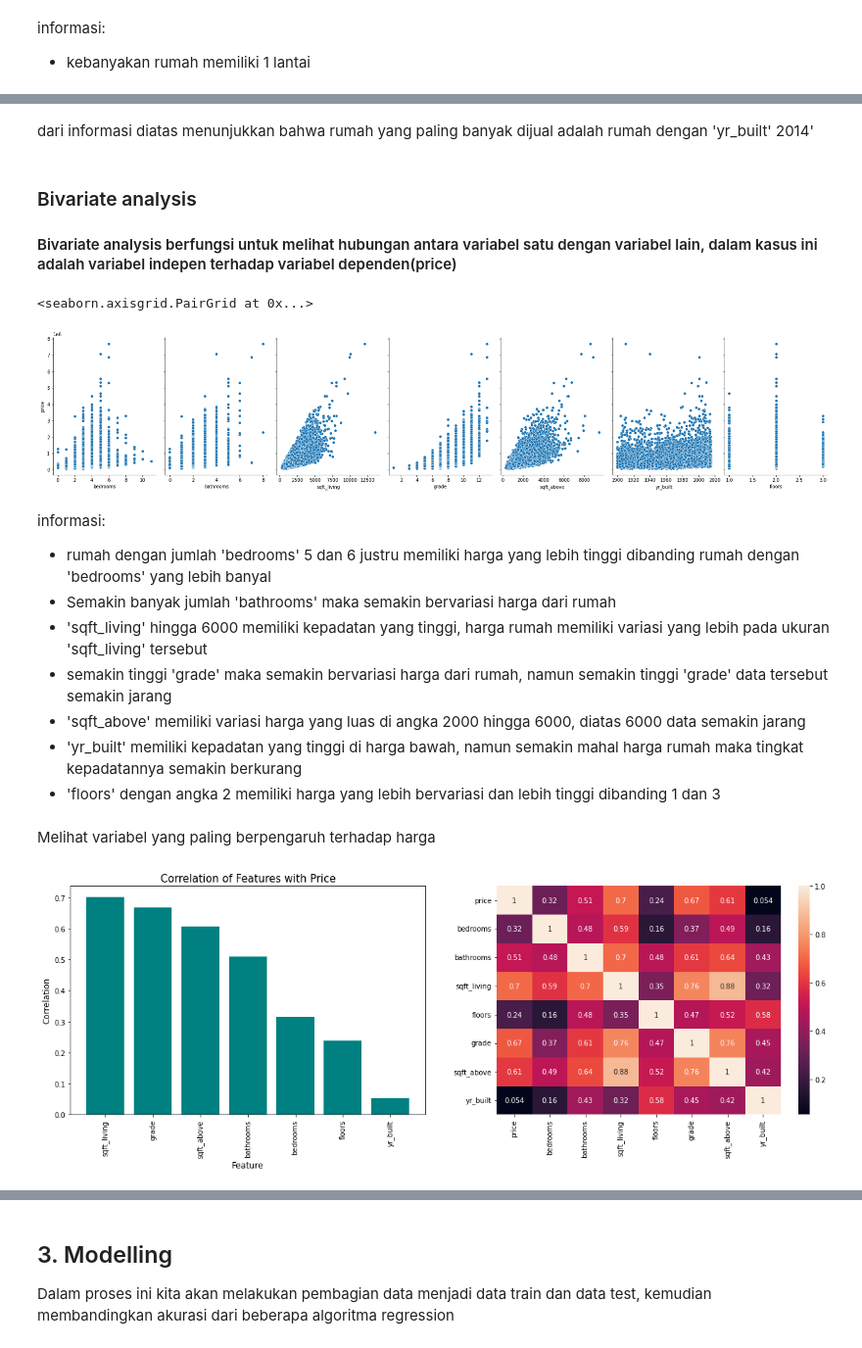
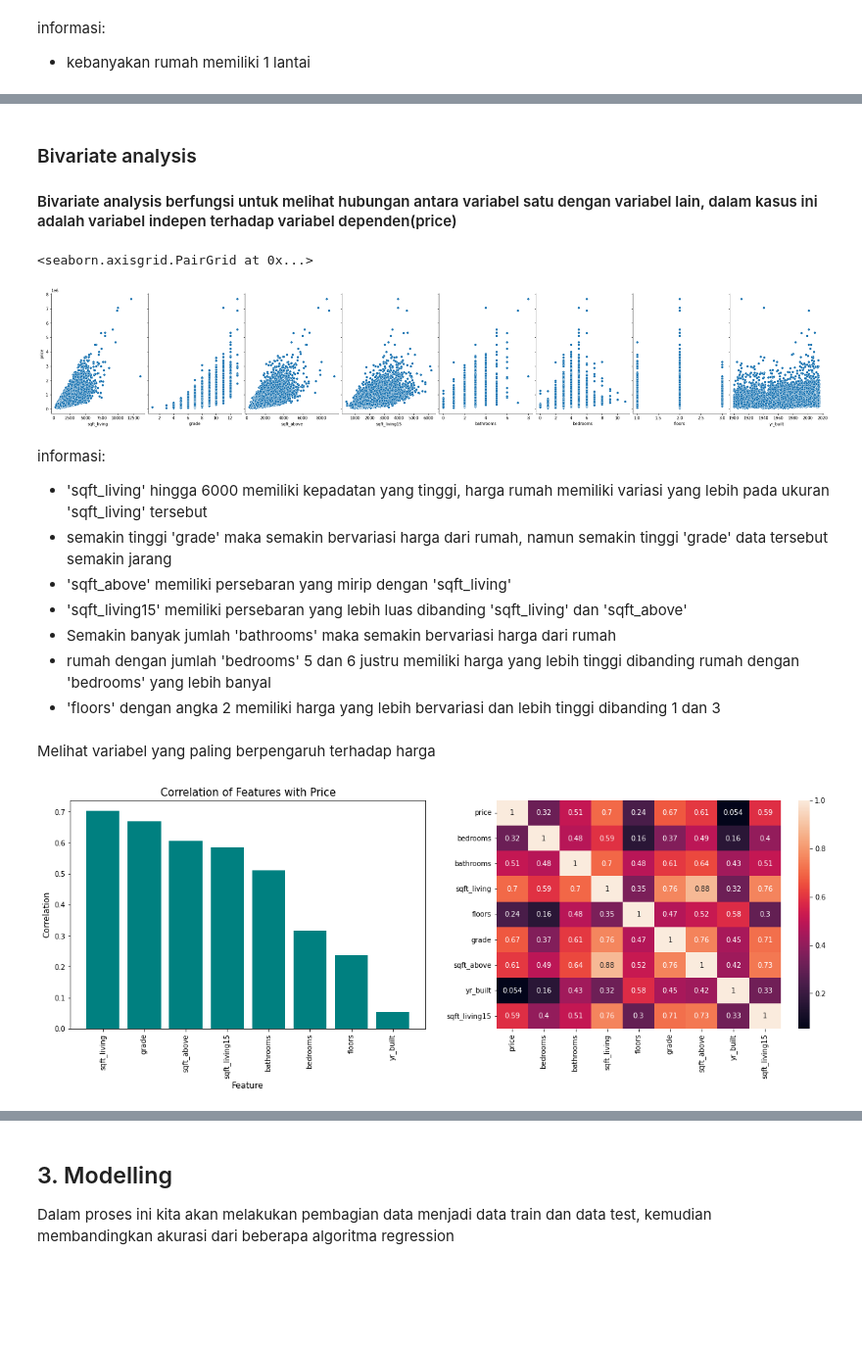
Before and after one commit to GilangAgungS/house-prediction-fix1, a Jupyter notebook: latian_PrediksiHargaRumah new.ipynb, the cells around one changed output, grey strips where cells are left out. Shown at 98% size. Saved outputs shown, nothing was run; the diff lists cells and outputs as text; code cells hidden in the pictures; blank space fills up the shorter version.

```diff
--- a/latian_PrediksiHargaRumah new.ipynb
+++ b/latian_PrediksiHargaRumah new.ipynb
@@ -78,7 +80,6 @@ membuat variabel dataFrame yang berisi data independen dan dependen yang dibutuh
 # dataFrame = pd.read_csv('/content/drive/My Drive/latian prediksi harga rumah/kc_house_data.csv', usecols=['floors','bedrooms', 'bathrooms', 'sqft_living', 'grade','yr_built','price'])
 
 # Memuat data dari komputer (local)
-#dataFrame = pd.read_csv('kc_house_data.csv', usecols=['floors','bedrooms', 'bathrooms', 'sqft_living', 'grade','yr_built','price'])
-dataFrame = pd.read_csv('kc_house_data.csv', usecols=['floors','bedrooms', 'bathrooms', 'sqft_living', 'sqft_above', 'grade','yr_built','price'])
+dataFrame = pd.read_csv('kc_house_data.csv', usecols=['sqft_living', 'grade', 'sqft_above', 'sqft_living15', 'bathrooms', 'bedrooms','floors','price', 'yr_built'])
 dataFrame
 # %% [output]
@@ -260,3 +265,6 @@ Mengubah nilai 33 pada kolom 'bedroom' menjadi 3
 # %%
 #mengubah nilai 33 pada kolom 'bedroom' menjadi 3
-dataFrame['bedrooms'] = dataFrame['bedrooms'].replace(33, 3)
+#dataFrame['bedrooms'] = dataFrame['bedrooms'].replace(33, 3)
+
+#menghapus data dengan 'bedrooms' dengan nilai 33
+dataFrame = dataFrame[dataFrame['bedrooms'] != 33]
@@ -511,26 +505,24 @@ informasi:
-# %% [markdown]
-dari informasi diatas menunjukkan bahwa rumah yang paling banyak dijual adalah rumah dengan 'yr_built' 2014'
 # %% [markdown]
 ### Bivariate analysis
 #### Bivariate analysis berfungsi untuk melihat hubungan antara variabel satu dengan variabel lain, dalam kasus ini adalah variabel indepen terhadap variabel dependen(price)
 # %%
 plt.Figure(figsize=(10, 8))
 sns.pairplot(data=dataFrame,
-             x_vars=['bedrooms', 'bathrooms', 'sqft_living', 'grade', 'sqft_above', 'yr_built', 'floors'],
+             x_vars=['sqft_living', 'grade', 'sqft_above', 'sqft_living15', 'bathrooms', 'bedrooms','floors', 'yr_built'],
              y_vars=['price'],
              size=5,
              aspect=0.7)
 # %% [output]
 <seaborn.axisgrid.PairGrid at 0x...>
-[figure, old version]
+[figure, new version]
 # %% [markdown]
 informasi:
-- rumah dengan jumlah 'bedrooms' 5 dan 6 justru memiliki harga yang lebih tinggi dibanding rumah dengan 'bedrooms' yang lebih banyal
-- Semakin banyak jumlah 'bathrooms' maka semakin bervariasi harga dari rumah
 - 'sqft_living' hingga 6000 memiliki kepadatan yang tinggi, harga rumah memiliki variasi yang lebih pada ukuran 'sqft_living' tersebut
 - semakin tinggi 'grade' maka semakin bervariasi harga dari rumah, namun semakin tinggi 'grade' data tersebut semakin jarang
-- 'sqft_above' memiliki variasi harga yang luas di angka 2000 hingga 6000, diatas 6000 data semakin jarang
-- 'yr_built' memiliki kepadatan yang tinggi di harga bawah, namun semakin mahal harga rumah maka tingkat kepadatannya semakin berkurang
+- 'sqft_above' memiliki persebaran yang mirip dengan 'sqft_living'
+- 'sqft_living15' memiliki persebaran yang lebih luas dibanding 'sqft_living' dan 'sqft_above'
+- Semakin banyak jumlah 'bathrooms' maka semakin bervariasi harga dari rumah
+- rumah dengan jumlah 'bedrooms' 5 dan 6 justru memiliki harga yang lebih tinggi dibanding rumah dengan 'bedrooms' yang lebih banyal
 - 'floors' dengan angka 2 memiliki harga yang lebih bervariasi dan lebih tinggi dibanding 1 dan 3
 # %% [markdown]
 Melihat variabel yang paling berpengaruh terhadap harga
@@ -551,5 +543,5 @@ sns.heatmap(dataFrame.corr(), annot=True)
 
 plt.show()
 # %% [output]
-[figure, old version]
+[figure, new version]
 # %% [markdown]
```
Also changed, not shown: parts of 85 cells of this notebook.
